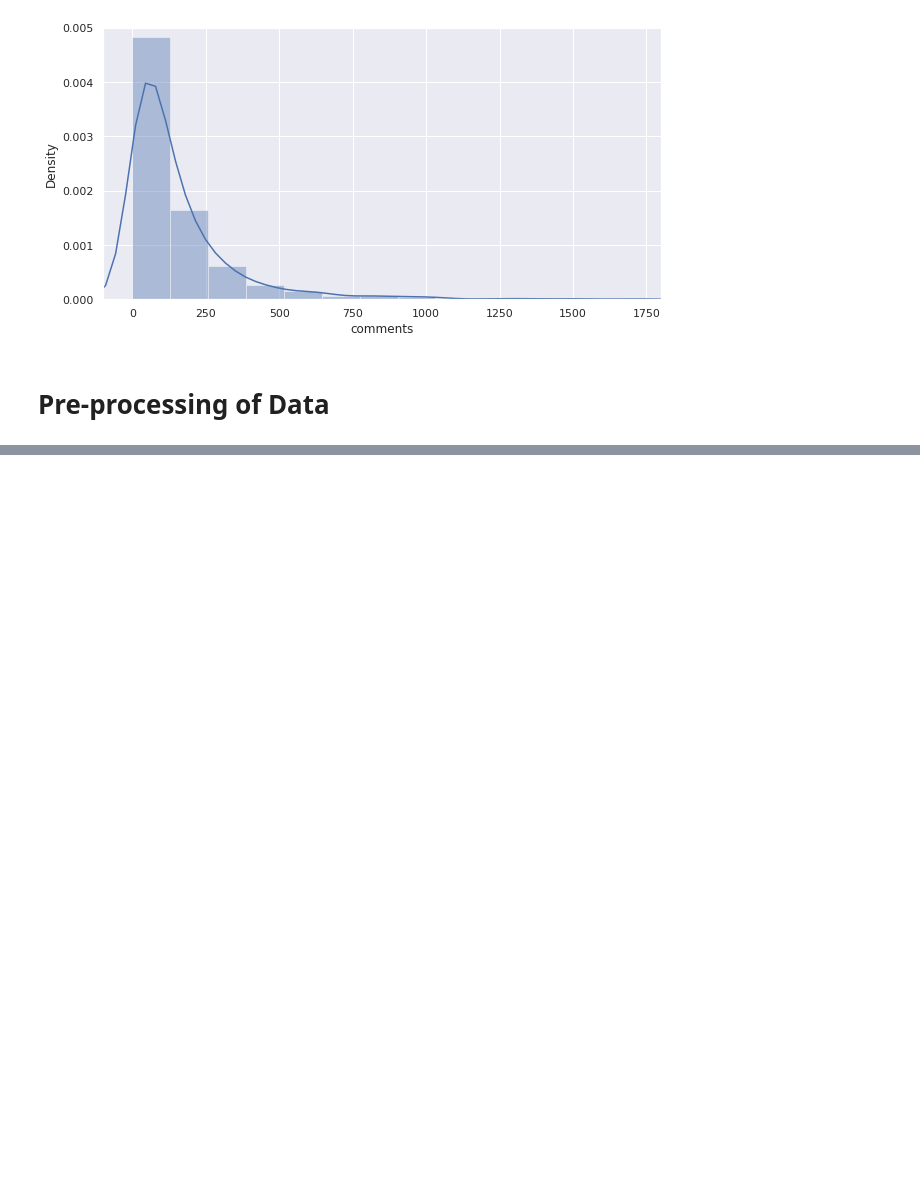
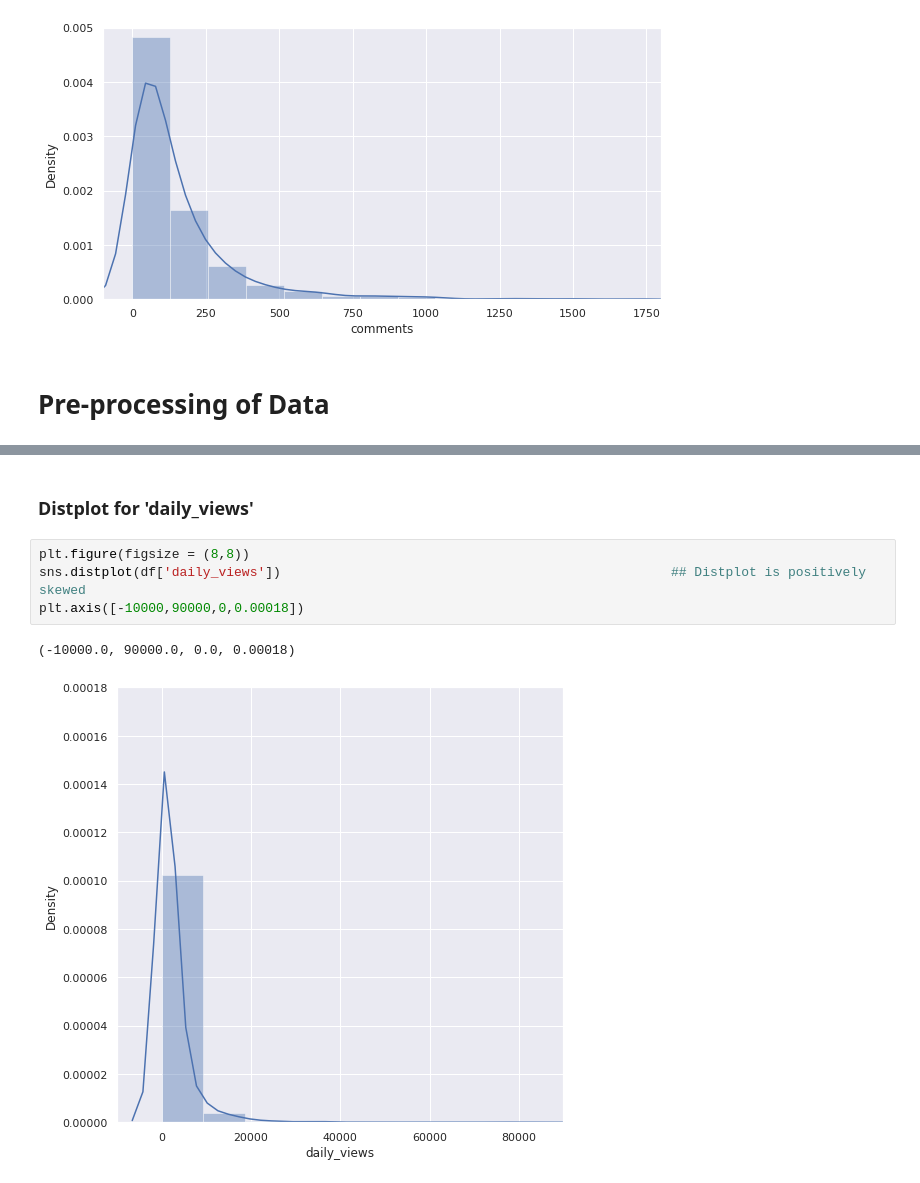
Before and after one commit to Prasad-Khedkar/TED-Talk-Views-Prediction, a Jupyter notebook: TED_Talk_Views_Prediction.ipynb, the cells around one changed output, grey strips where cells are left out. Drawn from its saved outputs; the diff is of its cells as text; blank space fills up the shorter version.

```diff
--- a/TED_Talk_Views_Prediction.ipynb
+++ b/TED_Talk_Views_Prediction.ipynb
@@ -182,0 +239,9 @@ df.head()
+# %% [markdown]
+### Distplot for 'daily_views'
+# %%
+plt.figure(figsize = (8,8))
+sns.distplot(df['daily_views'])                                                  ## Distplot is positively skewed
+plt.axis([-10000,90000,0,0.00018])
+# %% [output]
+(-10000.0, 90000.0, 0.0, 0.00018)
+[figure, added]
```
Also changed, not shown: parts of 21 cells of this notebook.
